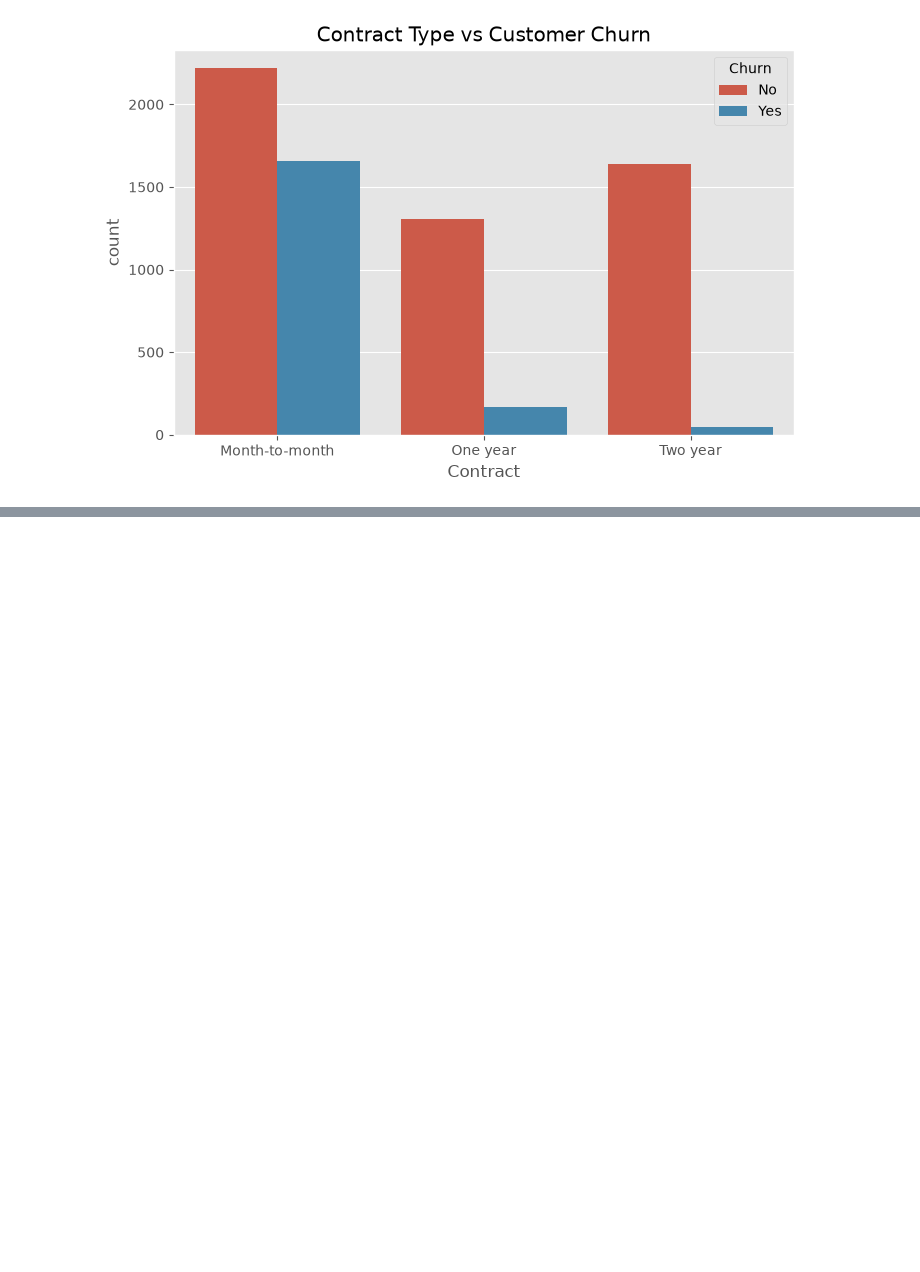
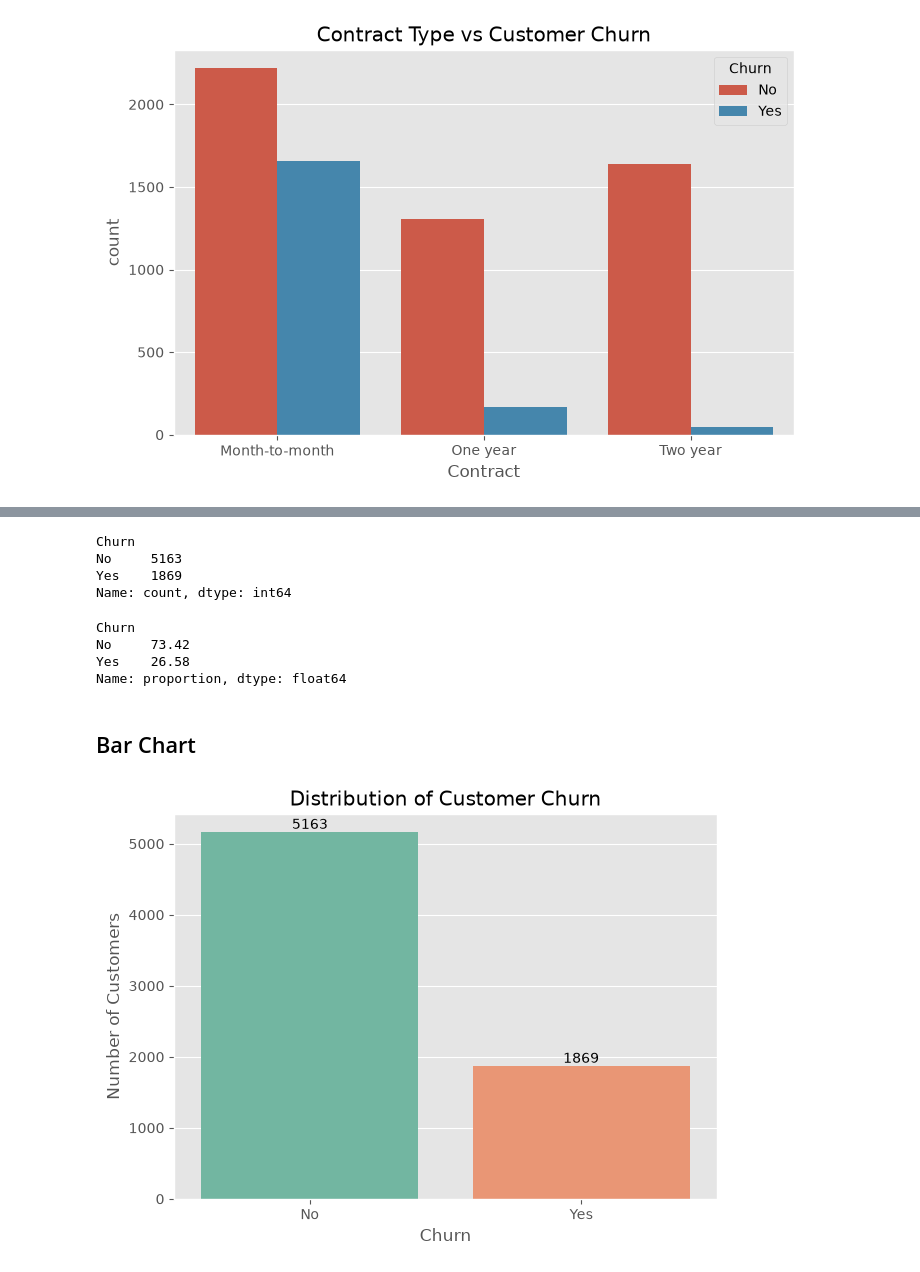
Before and after one commit to Sudeeppp-Mishra/Customer-Churn-Prediction, a Jupyter notebook: notebooks/customer_churn_prediction.ipynb, the cells around one changed output, grey strips where cells are left out. Cells and saved outputs as stored; diff of their text form; code cells hidden in the pictures; blank space fills up the shorter version.

```diff
--- a/notebooks/customer_churn_prediction.ipynb
+++ b/notebooks/customer_churn_prediction.ipynb
@@ -401,0 +412,50 @@ plt.show()
+# %%
+# Count the no. of customers in each churn category
+churn_counts = df["Churn"].value_counts()
+
+print(churn_counts)
+# %% [output]
+Churn
+No     5163
+Yes    1869
+Name: count, dtype: int64
+# %%
+# Calculate the percentage distribution
+churn_percentage = df["Churn"].value_counts(normalize=True)*100
+
+print(churn_percentage.round(2))
+# %% [output]
+Churn
+No     73.42
+Yes    26.58
+Name: proportion, dtype: float64
+# %% [markdown]
+## Bar Chart
+# %%
+plt.figure(figsize=(7,5))
+
+ax = sns.countplot(
+    data=df,
+    x="Churn",
+    hue="Churn",
+    palette="Set2",
+    legend=False
+)
+
+# Add count labels
+for container in ax.containers:
+    ax.bar_label(container)
+
+plt.title("Distribution of Customer Churn")
+plt.xlabel("Churn")
+plt.ylabel("Number of Customers")
+
+plt.savefig(
+    "../reports/figures/churn_distribution_bar.png",
+    dpi=300,
+    bbox_inches="tight"
+)
+
+plt.show()
+# %% [output]
+[figure, added]
```
Also changed, not shown: parts of 6 cells of this notebook.
